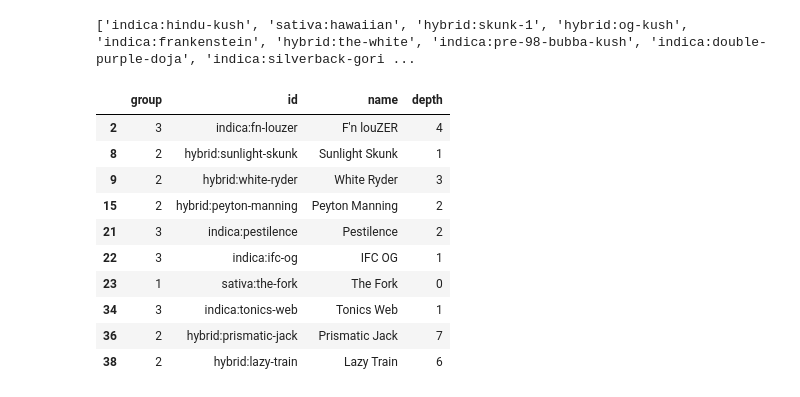
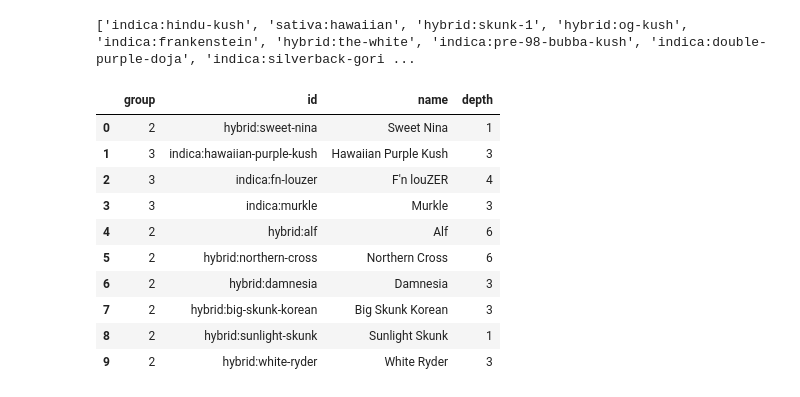
Before and after one commit to ishansaraf/PlantGenealogy, a Jupyter notebook: Data/ReduceToInteresting.ipynb, the cells around one changed output. Cells and saved outputs as stored; diff of their text form; code cells hidden in the pictures.

```diff
--- a/Data/ReduceToInteresting.ipynb
+++ b/Data/ReduceToInteresting.ipynb
@@ -182,6 +178,6 @@ df_nodes.shape
 # %% [output]
 (2186, 3)
 # %%
-df_nodes=df_nodes.drop(df_nodes[df_nodes['id'].isin(bad_ids)].index)
+#df_nodes=df_nodes.drop(df_nodes[df_nodes['id'].isin(bad_ids)].index)
 df_nodes.shape
 # %% [output]
@@ -229,5 +227,5 @@ df_edges2.head()
 # %%
-G=nx.DiGraph(df_edges,edge_attr=True)
+G=nx.DiGraph(df_edges2,edge_attr=True)
 G
 # %% [output]
 <networkx.classes.digraph.DiGraph at 0x...>
@@ -250,23 +248,23 @@ print(source_nodes)
 # %%
 def calculate_layer(d):
     value = 0
     for s in source_nodes:
-        if nx.has_path(G,s,d['id']):
+        if nx.nx.has_path(G,s,d['id']):
             dist =nx.dijkstra_path_length(G,s,d['id'])
             if value < dist:
                 value = dist
     return value
 df_nodes['depth']=df_nodes.apply(calculate_layer,axis=1)
 df_nodes.head(10)
 # %% [output]
 |  | group | id | name | depth |
+| 0 | 2 | hybrid:sweet-nina | Sweet Nina | 1 |
+| 1 | 3 | indica:hawaiian-purple-kush | Hawaiian Purple Kush | 3 |
 | 2 | 3 | indica:fn-louzer | F'n louZER | 4 |
+| 3 | 3 | indica:murkle | Murkle | 3 |
+| 4 | 2 | hybrid:alf | Alf | 6 |
+| 5 | 2 | hybrid:northern-cross | Northern Cross | 6 |
+| 6 | 2 | hybrid:damnesia | Damnesia | 3 |
+| 7 | 2 | hybrid:big-skunk-korean | Big Skunk Korean | 3 |
 | 8 | 2 | hybrid:sunlight-skunk | Sunlight Skunk | 1 |
 | 9 | 2 | hybrid:white-ryder | White Ryder | 3 |
-| 15 | 2 | hybrid:peyton-manning | Peyton Manning | 2 |
-| 21 | 3 | indica:pestilence | Pestilence | 2 |
-| 22 | 3 | indica:ifc-og | IFC OG | 1 |
-| 23 | 1 | sativa:the-fork | The Fork | 0 |
-| 34 | 3 | indica:tonics-web | Tonics Web | 1 |
-| 36 | 2 | hybrid:prismatic-jack | Prismatic Jack | 7 |
-| 38 | 2 | hybrid:lazy-train | Lazy Train | 6 |
```
Also changed, not shown: parts of 12 cells of this notebook, 1 other file.
